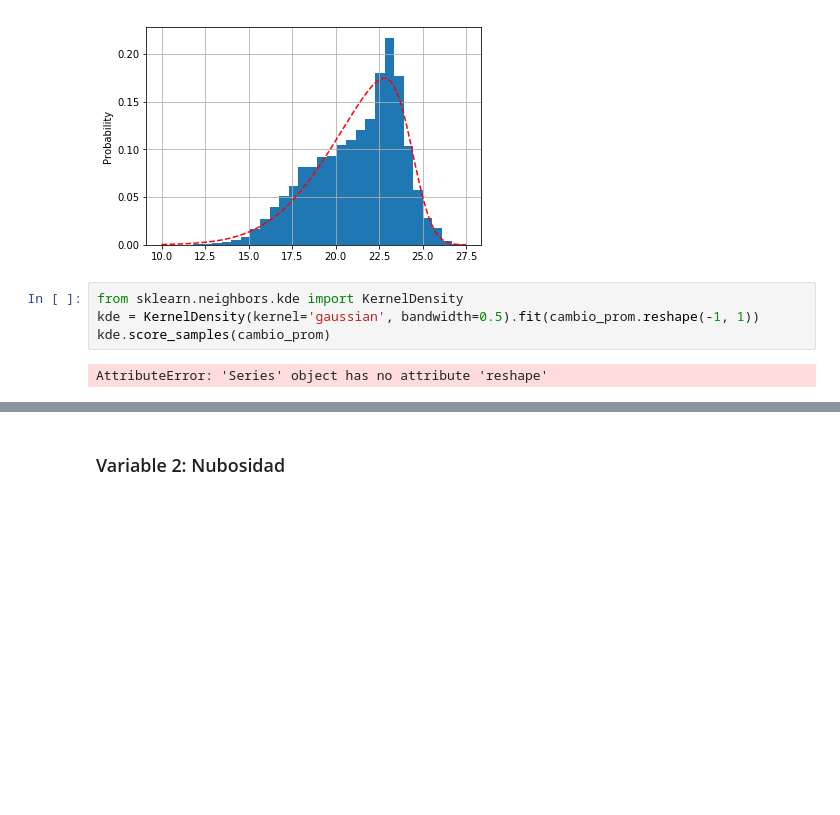
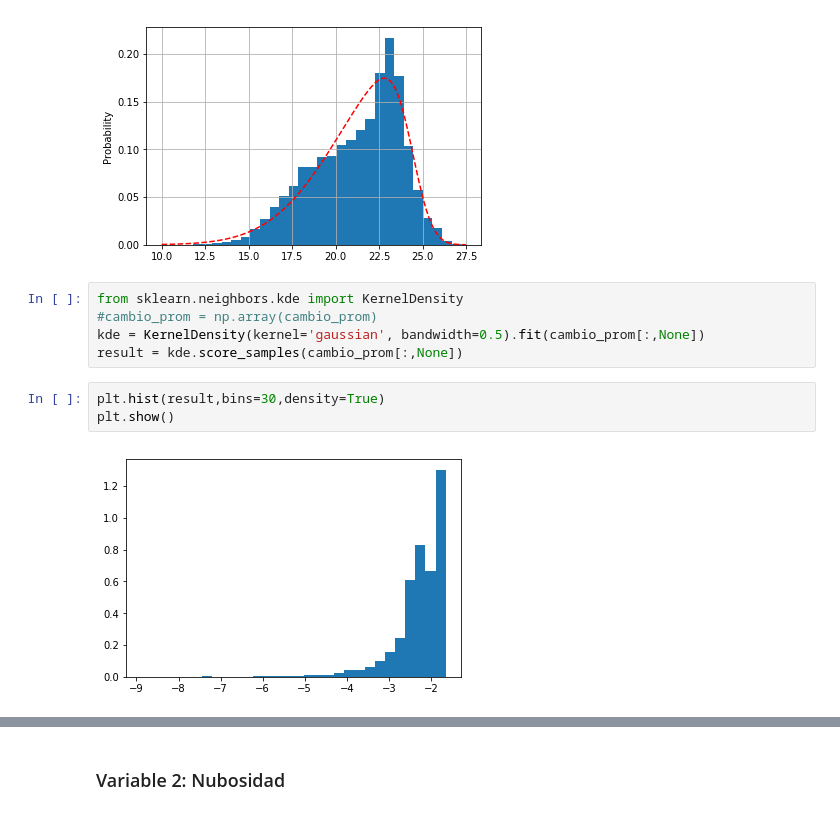
Before and after one commit to AraceliCastillo/Proyecto-Simulacion-Tema2, a Jupyter notebook: Proyecto_recuperación.ipynb, the cells around one changed output, grey strips where cells are left out. Drawn from its saved outputs; the diff is of its cells as text; blank space fills up the shorter version.

Commit message:
Kernel

```diff
--- a/Proyecto_recuperación.ipynb
+++ b/Proyecto_recuperación.ipynb
@@ -177,7 +177,11 @@ plt.show()
 [figure]
 # %%
 from sklearn.neighbors.kde import KernelDensity
-kde = KernelDensity(kernel='gaussian', bandwidth=0.5).fit(cambio_prom.reshape(-1, 1))
-kde.score_samples(cambio_prom)
+#cambio_prom = np.array(cambio_prom)
+kde = KernelDensity(kernel='gaussian', bandwidth=0.5).fit(cambio_prom[:,None])
+result = kde.score_samples(cambio_prom[:,None])
-# %% [output]
-AttributeError: 'Series' object has no attribute 'reshape'
+# %%
+plt.hist(result,bins=30,density=True)
+plt.show()
+# %% [output]
+[figure, added]
```
Also changed, not shown: parts of 5 cells of this notebook.
